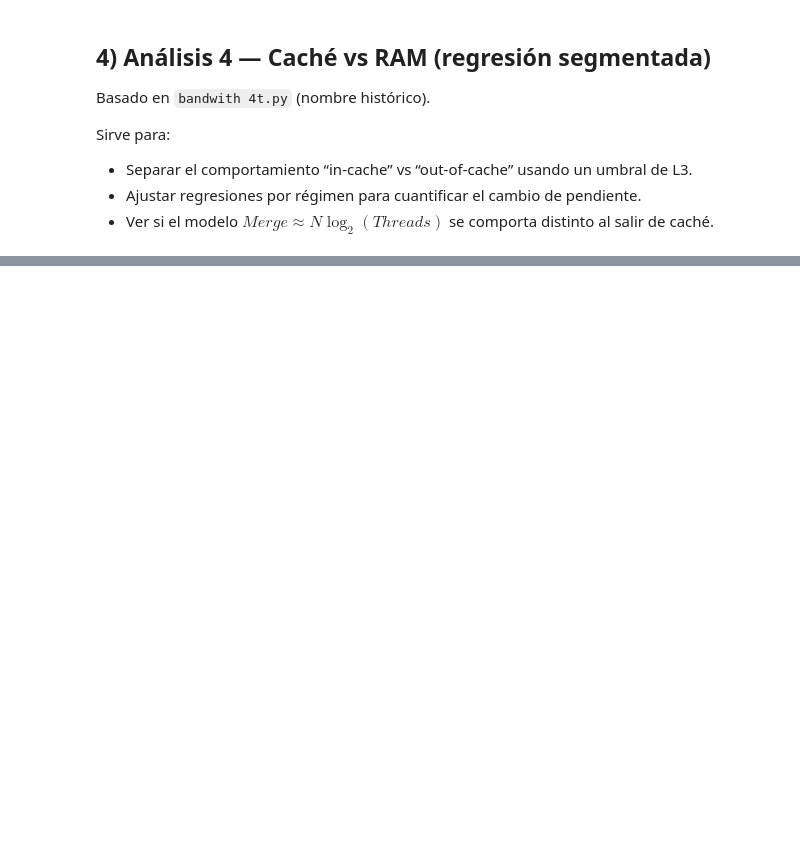
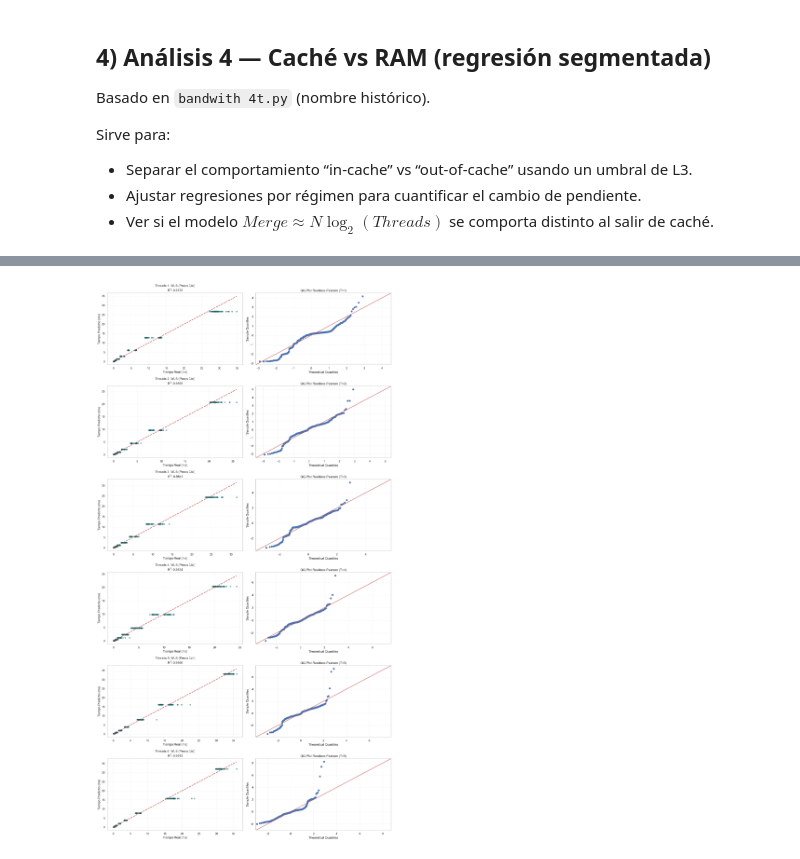
Before and after one commit to BenrriXWorks/TrabajoEstadisticas, a Jupyter notebook: notebook.ipynb, the cells around one changed output, grey strips where cells are left out. Cells and saved outputs as stored; diff of their text form; code cells hidden in the pictures; blank space fills up the shorter version.

```diff
--- a/notebook.ipynb
+++ b/notebook.ipynb
@@ -609,0 +916,69 @@ R-squared: 0.9102
+# %%
+import pandas as pd
+import numpy as np
+import statsmodels.api as sm
+import matplotlib.pyplot as plt
+
+def ejecutar_regresion_wls_final(df_granular):
+    # 1. Filtro estricto: 10^4 < n < 8.000.000
+    df = df_granular[(df_granular['Threads'] > 0) &
+                     (df_granular['InputSize'] > 10000) &
+                     (df_granular['InputSize'] < 8000000)].copy()
+
+    threads = sorted(df['Threads'].unique())
+    fig, axes = plt.subplots(len(threads), 2, figsize=(16, 5 * len(threads)))
+
+    # Asegurar que axes sea bidimensional incluso con un solo thread
+    if len(threads) == 1:
+        axes = axes.reshape(1, 2)
+
+    resultados_wls = []
+
+    for i, k in enumerate(threads):
+        df_k = df[df['Threads'] == k].copy()
+        n = df_k['InputSize']
+
+        # Predictores teóricos
+        df_k['X_sort'] = (n / k) * np.log2(n / k)
+        df_k['X_merge'] = (n / k) * np.log2(k) if k > 1 else 0
+
+        y = df_k['TotalTime']
+        predictores = ['X_sort', 'X_merge'] if k > 1 else ['X_sort']
+        X = sm.add_constant(df_k[predictores])
+
+        # --- PESOS: 1/n para corregir la heterocedasticidad ---
+        weights = 1.0 / n
+
+        # Ajuste WLS
+        res_wls = sm.WLS(y, X, weights=weights).fit()
+
+        # --- DIAGNÓSTICO ---
+        # En WLS usamos resid_pearson, que son los residuos ya normalizados por los pesos
+        residuos_a_graficar = res_wls.resid_pearson
+
+        # --- GRÁFICO 1: Real vs Predicho ---
+        ax_reg = axes[i, 0]
+        y_pred = res_wls.predict(X)
+        ax_reg.scatter(y, y_pred, alpha=0.5, color='teal', s=25, edgecolors='k', linewidth=0.5)
+        ax_reg.plot([y.min(), y.max()], [y.min(), y.max()], 'r--', lw=2)
+        ax_reg.set_title(f"Threads {k}: WLS (Pesos $1/n$)\n$R^2$: {res_wls.rsquared:.4f}")
+        ax_reg.set_xlabel("Tiempo Real (ms)")
+        ax_reg.set_ylabel("Tiempo Predicho (ms)")
+        ax_reg.grid(True, alpha=0.2)
+
+        # --- GRÁFICO 2: QQ-Plot de Residuos de Pearson ---
+        ax_qq = axes[i, 1]
+        sm.qqplot(residuos_a_graficar, line='45', ax=ax_qq)
+        ax_qq.set_title(f"QQ-Plot Residuos Pearson (T={k})")
+        ax_qq.grid(True, alpha=0.2)
+
+        resultados_wls.append({'Threads': k, 'R2': res_wls.rsquared, 'params': res_wls.params})
+
+    plt.tight_layout()
+    plt.show()
+    return pd.DataFrame(resultados_wls)
+
+# Ejecución
+df_res_wls = ejecutar_regresion_wls_final(df_granular)
+# %% [output]
+[figure, added]
```
Also changed, not shown: parts of 15 cells of this notebook, 4 other files.
